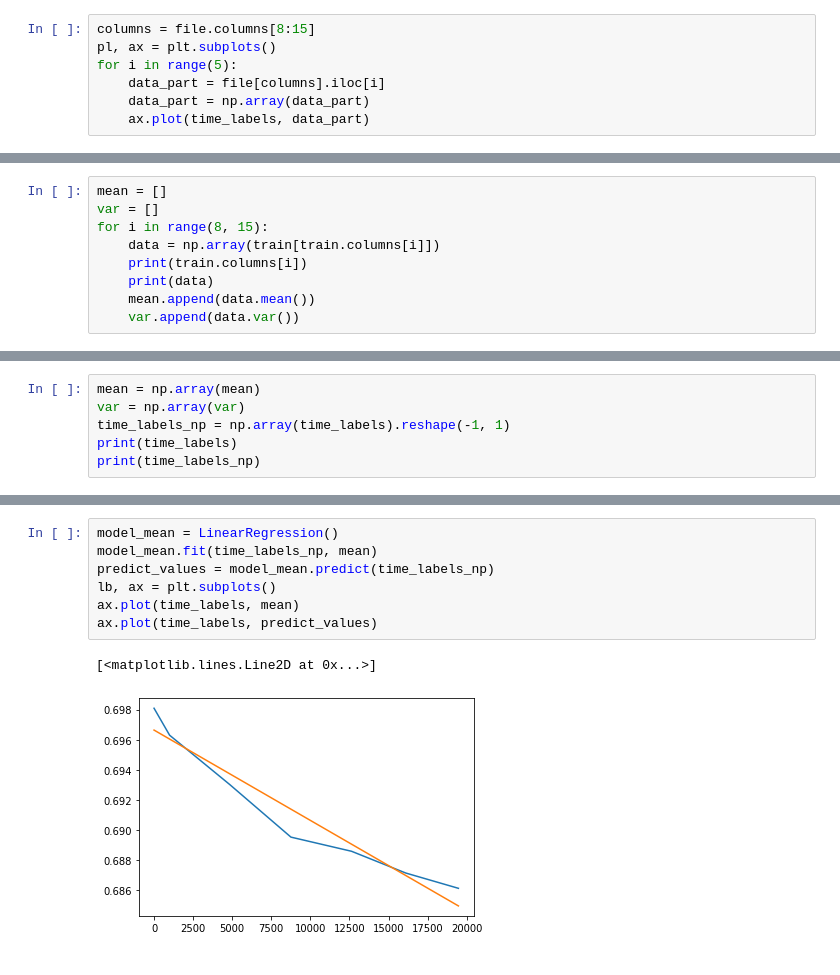
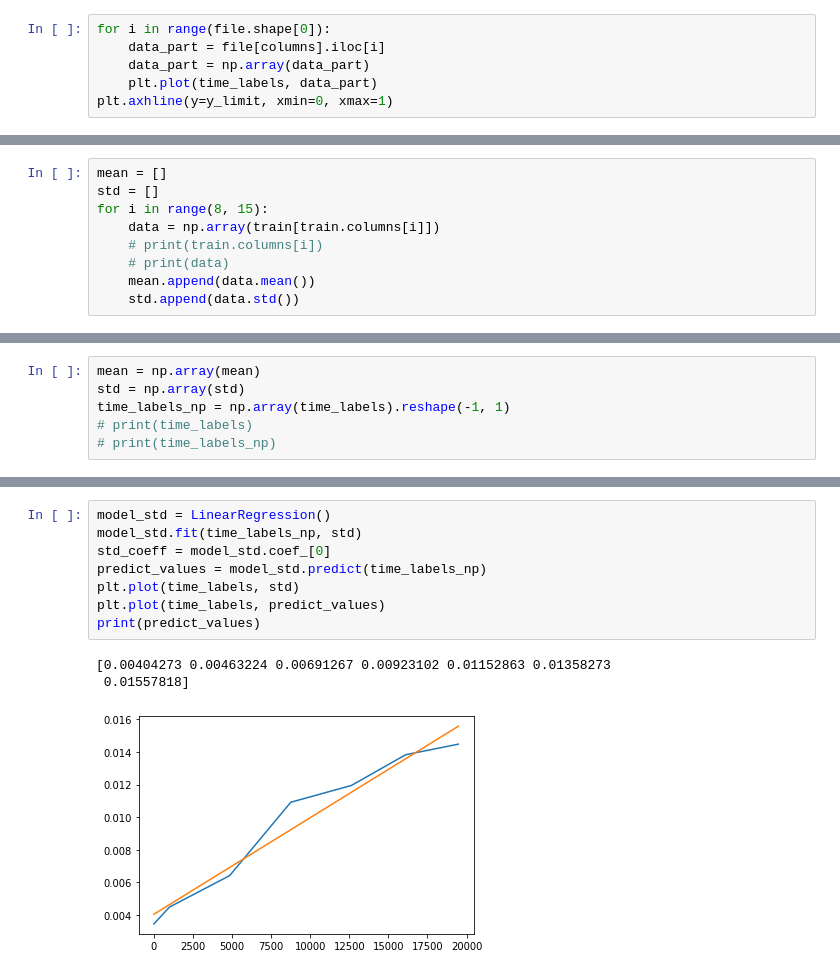
Before and after one commit to rommmmmka/data-processing, a Jupyter notebook: regression.ipynb, the cells around one changed output, grey strips where cells are left out. Drawn from its saved outputs; the diff is of its cells as text.

```diff
--- a/regression.ipynb
+++ b/regression.ipynb
@@ -30,8 +18,7 @@ memory usage: 74.5 KB
 # %%
-columns = file.columns[8:15]
-pl, ax = plt.subplots()
-for i in range(5):
+for i in range(file.shape[0]):
     data_part = file[columns].iloc[i]
     data_part = np.array(data_part)
-    ax.plot(time_labels, data_part)
+    plt.plot(time_labels, data_part)
+plt.axhline(y=y_limit, xmin=0, xmax=1)
 # %% [output]
@@ -41,9 +27,9 @@ train, test = train_test_split(file, test_size=0.2, random_state=42)
 # %%
 mean = []
-var = []
+std = []
 for i in range(8, 15):
     data = np.array(train[train.columns[i]])
-    print(train.columns[i])
-    print(data)
+    # print(train.columns[i])
+    # print(data)
     mean.append(data.mean())
-    var.append(data.var())
+    std.append(data.std())
@@ -74,6 +42,6 @@ print(var)
 # %%
 mean = np.array(mean)
-var = np.array(var)
+std = np.array(std)
 time_labels_np = np.array(time_labels).reshape(-1, 1)
-print(time_labels)
-print(time_labels_np)
+# print(time_labels)
+# print(time_labels_np)
@@ -89,10 +66,12 @@ print(time_labels_np)
 # %%
-model_mean = LinearRegression()
-model_mean.fit(time_labels_np, mean)
-predict_values = model_mean.predict(time_labels_np)
-lb, ax = plt.subplots()
-ax.plot(time_labels, mean)
-ax.plot(time_labels, predict_values)
+model_std = LinearRegression()
+model_std.fit(time_labels_np, std)
+std_coeff = model_std.coef_[0]
+predict_values = model_std.predict(time_labels_np)
+plt.plot(time_labels, std)
+plt.plot(time_labels, predict_values)
+print(predict_values)
 # %% [output]
-[<matplotlib.lines.Line2D at 0x...>]
+[0.00404273 0.00463224 0.00691267 0.00923102 0.01152863 0.01358273
+ 0.01557818]
-[figure, old version]
+[figure, new version]
```
Also changed, not shown: parts of 15 cells of this notebook.
